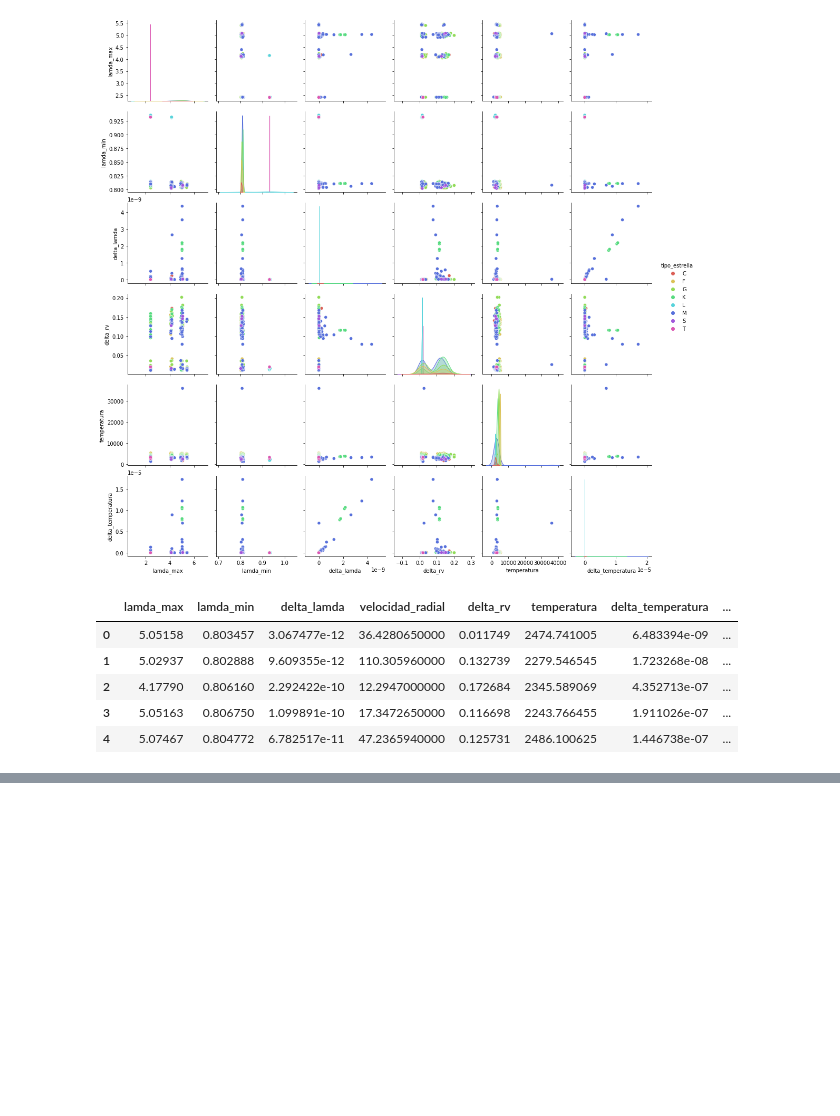
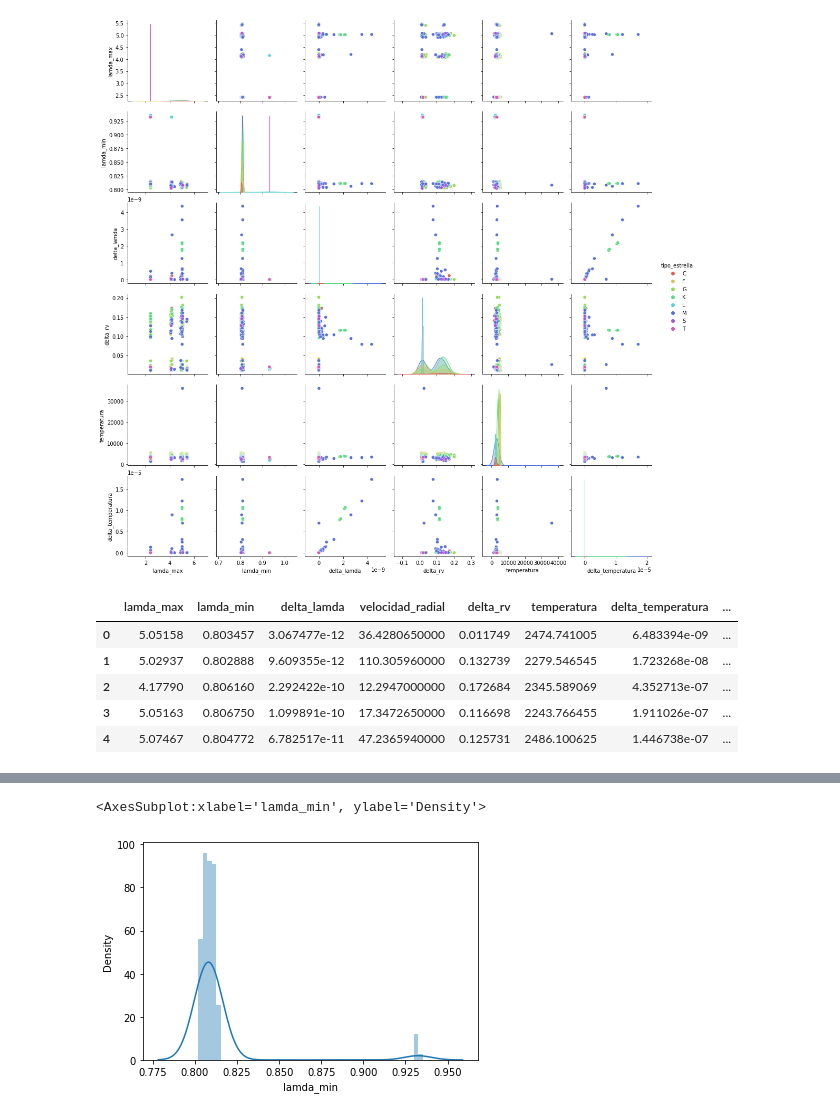
Before and after one commit to suulcoder/starClasification, a Jupyter notebook: exploracion_datos.ipynb, the cells around one changed output, grey strips where cells are left out. Drawn from its saved outputs; the diff is of its cells as text; code cells hidden in the pictures; blank space fills up the shorter version.

```diff
--- a/exploracion_datos.ipynb
+++ b/exploracion_datos.ipynb
@@ -104,0 +110,5 @@ sns.scatterplot(x=df.delta_lamda, y=df.delta_temperatura, hue=df.tipo_estrella,
+# %%
+sns.distplot(df['lamda_min'])
+# %% [output]
+<AxesSubplot:xlabel='lamda_min', ylabel='Density'>
+[figure, added]
```
Also changed, not shown: parts of 11 cells of this notebook.
